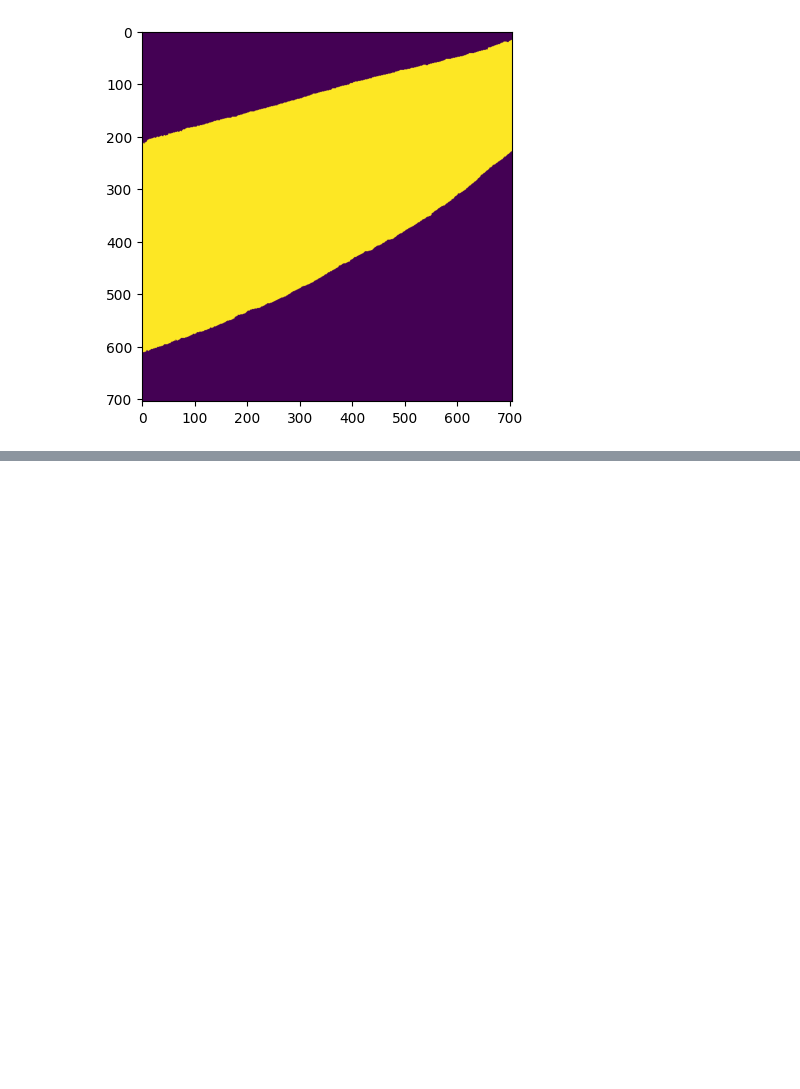
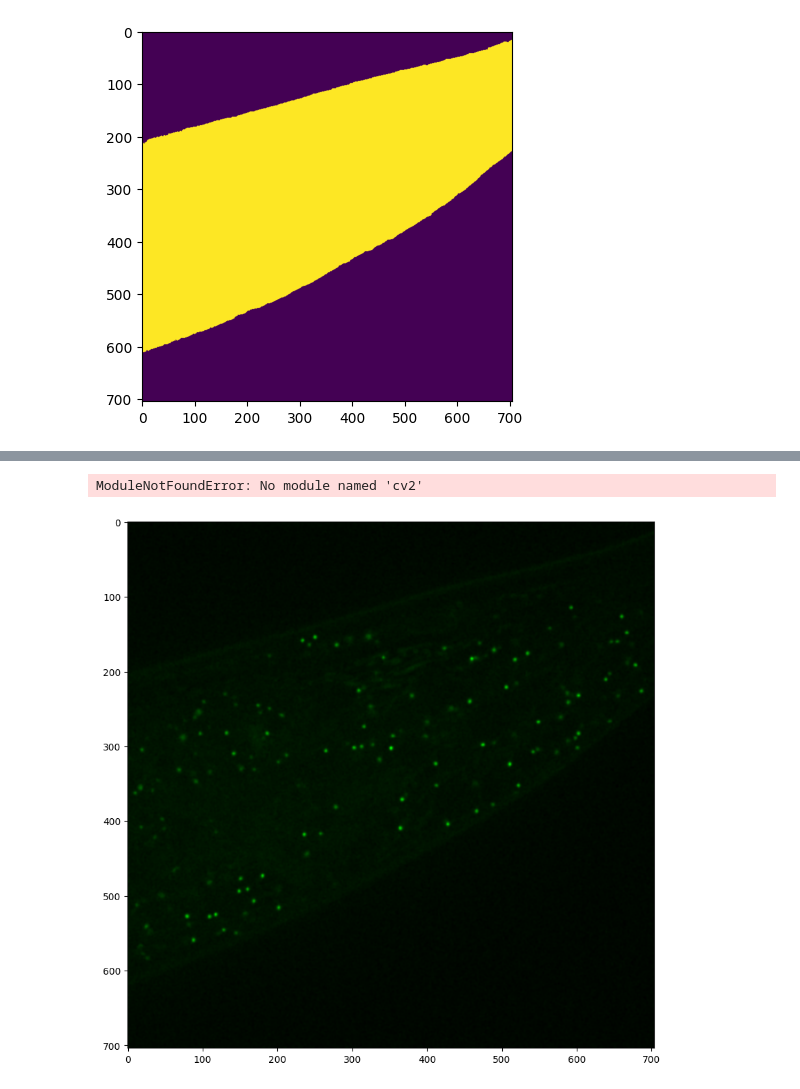
Before and after one commit to vaioic/OIC-201_Analyzing_mito_content_mtDNA, a Jupyter notebook: test_sam2.ipynb, the cells around one changed output, grey strips where cells are left out. Saved outputs shown, nothing was run; the diff lists cells and outputs as text; code cells hidden in the pictures; blank space fills up the shorter version.

```diff
--- a/test_sam2.ipynb
+++ b/test_sam2.ipynb
@@ -111,0 +184,48 @@ plt.imshow(image[:, :, 1])
+# %%
+def show_mask(mask, ax, random_color=False, borders = True):
+    if random_color:
+        color = np.concatenate([np.random.random(3), np.array([0.6])], axis=0)
+    else:
+        color = np.array([30/255, 144/255, 255/255, 0.6])
+    h, w = mask.shape[-2:]
+    mask = mask.astype(np.uint8)
+    mask_image =  mask.reshape(h, w, 1) * color.reshape(1, 1, -1)
+    if borders:
+        import cv2
+        contours, _ = cv2.findContours(mask,cv2.RETR_EXTERNAL, cv2.CHAIN_APPROX_NONE)
+        # Try to smooth contours
+        contours = [cv2.approxPolyDP(contour, epsilon=0.01, closed=True) for contour in contours]
+        mask_image = cv2.drawContours(mask_image, contours, -1, (1, 1, 1, 0.5), thickness=2)
+    ax.imshow(mask_image)
+
+def show_points(coords, labels, ax, marker_size=375):
+    pos_points = coords[labels==1]
+    neg_points = coords[labels==0]
+    ax.scatter(pos_points[:, 0], pos_points[:, 1], color='green', marker='*', s=marker_size, edgecolor='white', linewidth=1.25)
+    ax.scatter(neg_points[:, 0], neg_points[:, 1], color='red', marker='*', s=marker_size, edgecolor='white', linewidth=1.25)
+
+def show_box(box, ax):
+    x0, y0 = box[0], box[1]
+    w, h = box[2] - box[0], box[3] - box[1]
+    ax.add_patch(plt.Rectangle((x0, y0), w, h, edgecolor='green', facecolor=(0, 0, 0, 0), lw=2))
+
+def show_masks(image, masks, scores, point_coords=None, box_coords=None, input_labels=None, borders=True):
+    for i, (mask, score) in enumerate(zip(masks, scores)):
+        plt.figure(figsize=(10, 10))
+        plt.imshow(image)
+        show_mask(mask, plt.gca(), borders=borders)
+        if point_coords is not None:
+            assert input_labels is not None
+            show_points(point_coords, input_labels, plt.gca())
+        if box_coords is not None:
+            # boxes
+            show_box(box_coords, plt.gca())
+        if len(scores) > 1:
+            plt.title(f"Mask {i+1}, Score: {score:.3f}", fontsize=18)
+        plt.axis('off')
+        plt.show()
+# %%
+show_masks(image_processed, masks, scores, box_coords=bbox)
+# %% [output]
+ModuleNotFoundError: No module named 'cv2'
+[figure, added]
```
Also changed, not shown: parts of 7 cells of this notebook, 1 other file.
